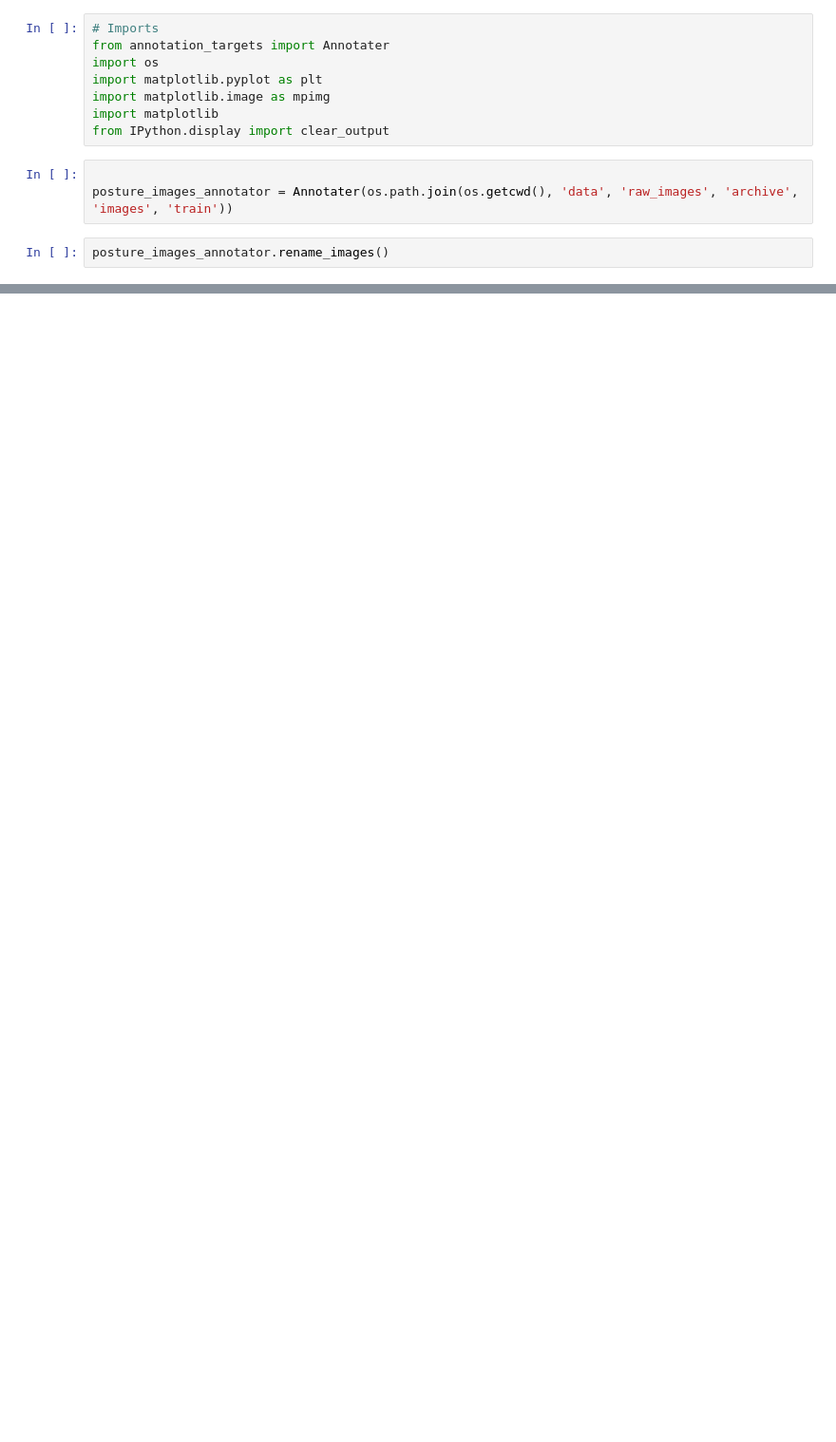
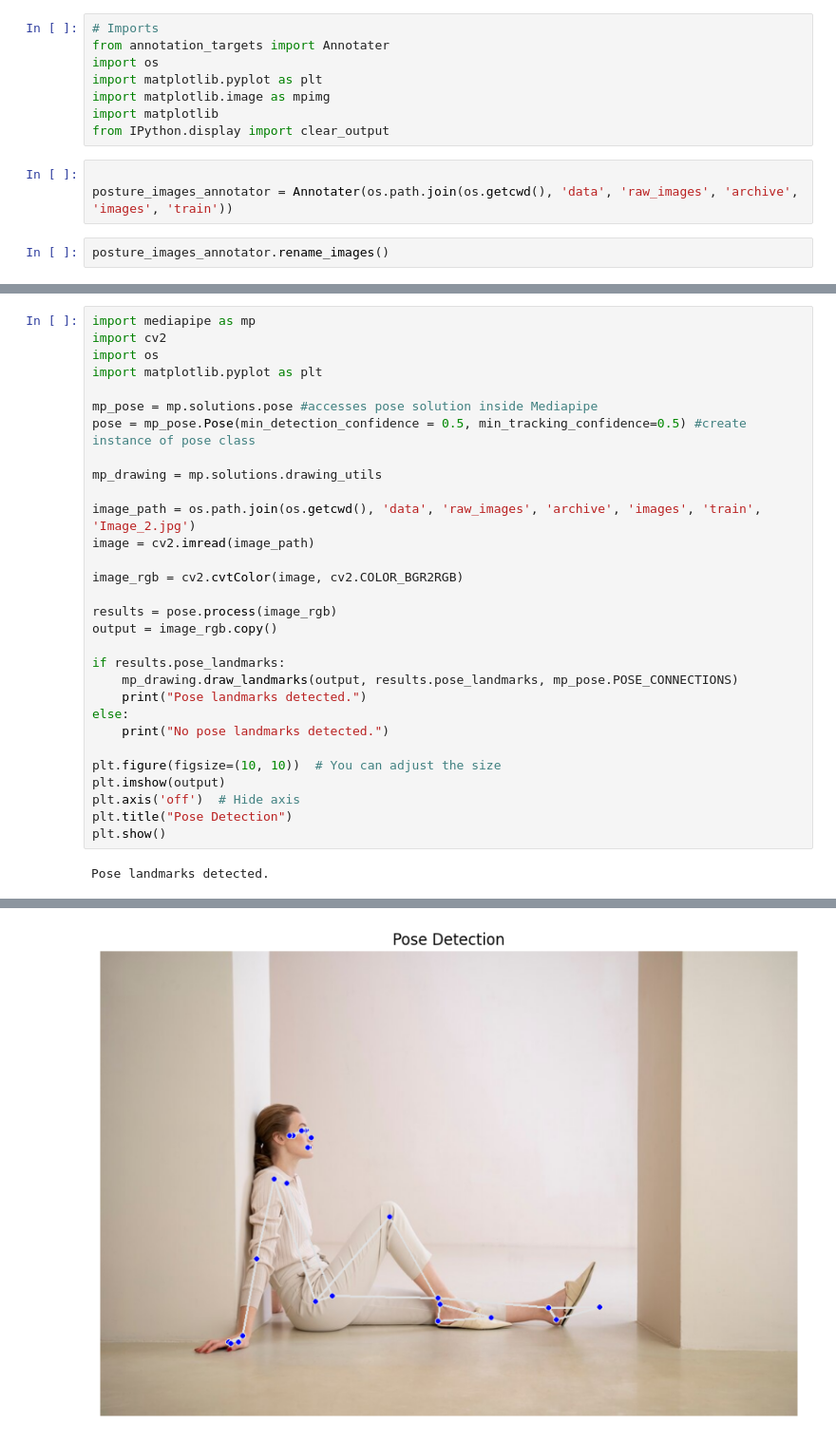
Before and after one commit to MichaelViroux92/Posture_Detection, a Jupyter notebook: annotation_targets.ipynb, the cells around one changed output, grey strips where cells are left out. Shown at 95% size. Saved outputs shown, nothing was run; the diff lists cells and outputs as text; blank space fills up the shorter version.

```diff
--- a/annotation_targets.ipynb
+++ b/annotation_targets.ipynb
@@ -26,0 +28,32 @@ posture_images_annotator.save_annotated_images()
+# %%
+import mediapipe as mp
+import cv2
+import os
+import matplotlib.pyplot as plt
+
+mp_pose = mp.solutions.pose #accesses pose solution inside Mediapipe
+pose = mp_pose.Pose(min_detection_confidence = 0.5, min_tracking_confidence=0.5) #create instance of pose class
+
+mp_drawing = mp.solutions.drawing_utils
+
+image_path = os.path.join(os.getcwd(), 'data', 'raw_images', 'archive', 'images', 'train', 'Image_2.jpg')
+image = cv2.imread(image_path)
+
+image_rgb = cv2.cvtColor(image, cv2.COLOR_BGR2RGB)
+
+results = pose.process(image_rgb)
+output = image_rgb.copy()
+
+if results.pose_landmarks:
+    mp_drawing.draw_landmarks(output, results.pose_landmarks, mp_pose.POSE_CONNECTIONS)
+    print("Pose landmarks detected.")
+else:
+    print("No pose landmarks detected.")
+
+plt.figure(figsize=(10, 10))  # You can adjust the size
+plt.imshow(output)
+plt.axis('off')  # Hide axis
+plt.title("Pose Detection")
+plt.show()
+# %% [output]
+Pose landmarks detected.
@@ -26,0 +64 @@ posture_images_annotator.save_annotated_images()
+[figure, added]
```
Also changed, not shown: parts of 3 cells of this notebook, 5 other files.
